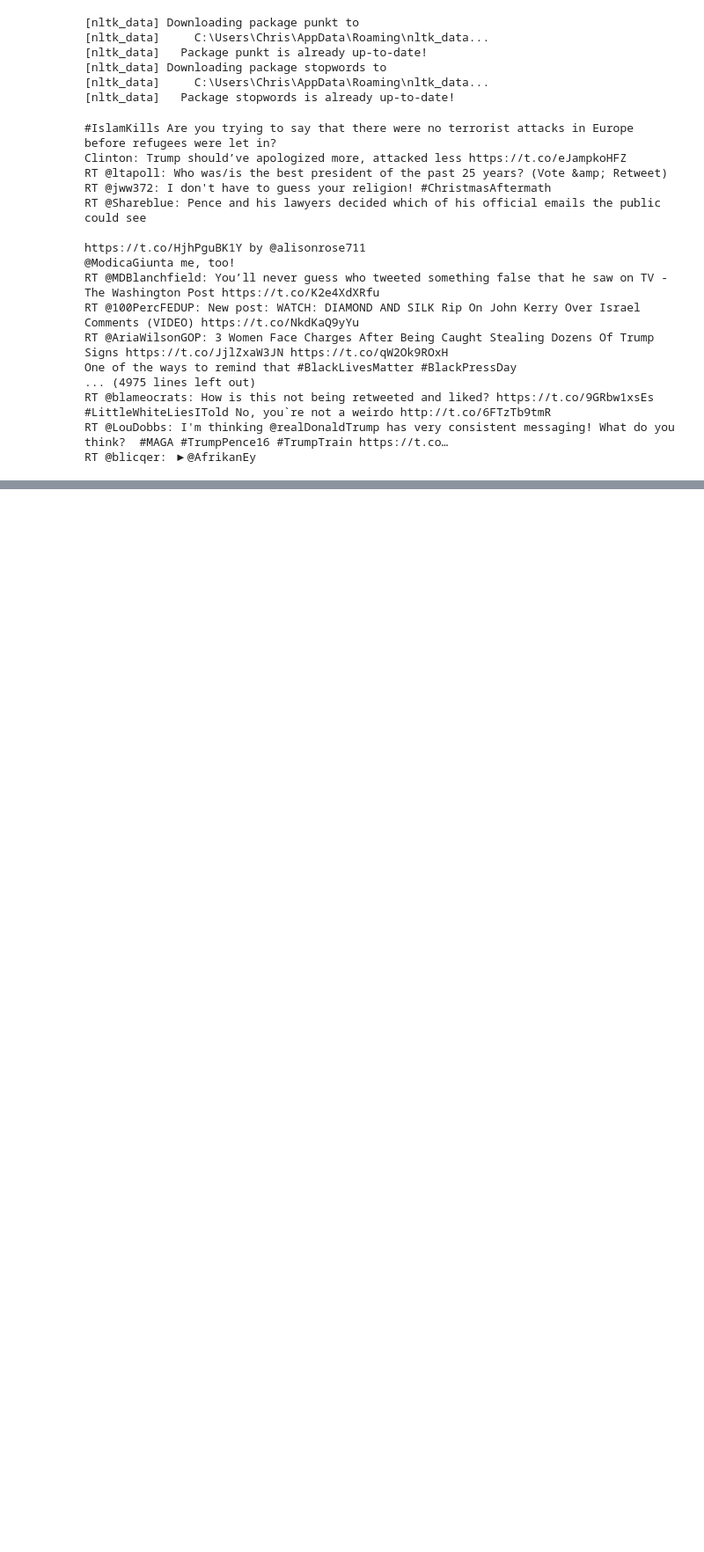
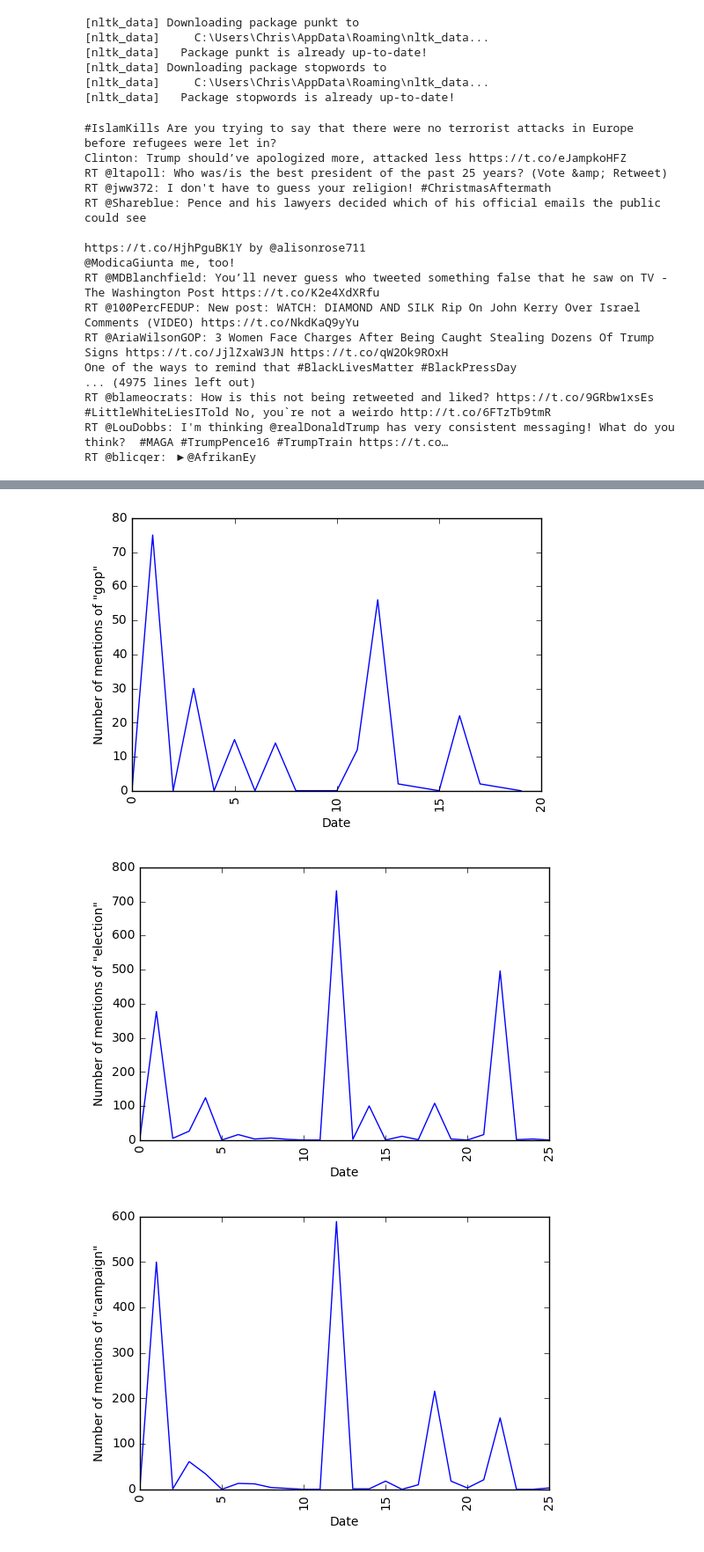
Before and after one commit to NumbersAndStuff/STAT689-Project, a Jupyter notebook: ProjectNotebook.ipynb, the cells around one changed output, grey strips where cells are left out. Shown at 88% size. Saved outputs shown, nothing was run; the diff lists cells and outputs as text; code cells hidden in the pictures; blank space fills up the shorter version.

```diff
--- a/ProjectNotebook.ipynb
+++ b/ProjectNotebook.ipynb
@@ -164 +165,29 @@ for word in selected.keys():
 ... (12 outputs left out)
+# %%
+def PlotMentionsByMonth(dates, word):
+    if (len(dates) > 0):
+        hist = dict()
+
+        for date in dates:
+            #print(date)
+            year = date[0].year
+            month = date[0].month
+
+            if (month, year) in hist:
+                hist[(month, year)] += date[1]
+            else:
+                hist[(month, year)] = date[1]
+
+        y = np.array(list(hist.values()))
+        plt.plot(range(0,len(hist)), y)
+        plt.xticks(rotation=90)
+        plt.ylabel("Number of mentions of \"" + word + "\"")
+        plt.xlabel("Date")
+        plt.show()
+
+for word in selected.keys():
+    PlotMentionsByMonth(GetDates(word), word)
+# %% [output]
+[figure, added]
+[figure, added]
+[figure, added]
```
Also changed, not shown: parts of 6 cells of this notebook.
